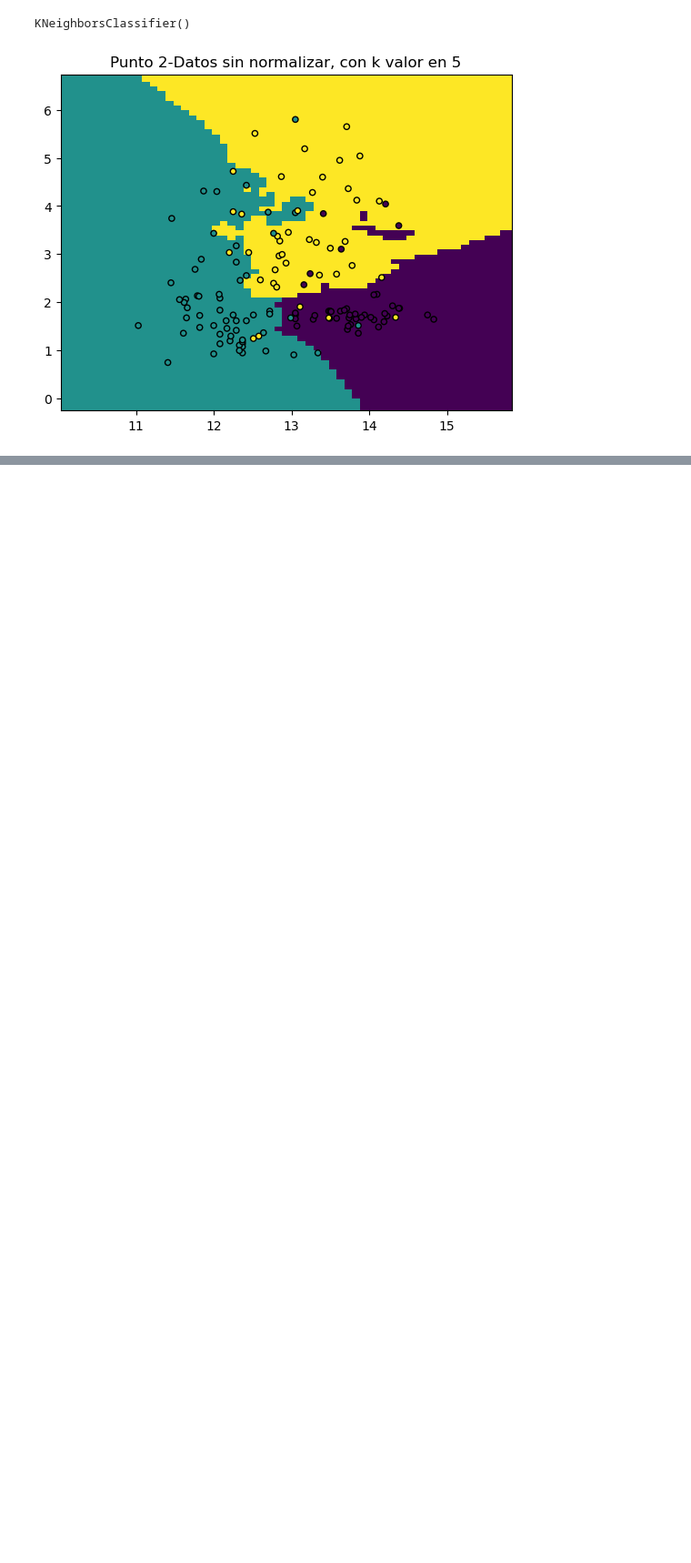
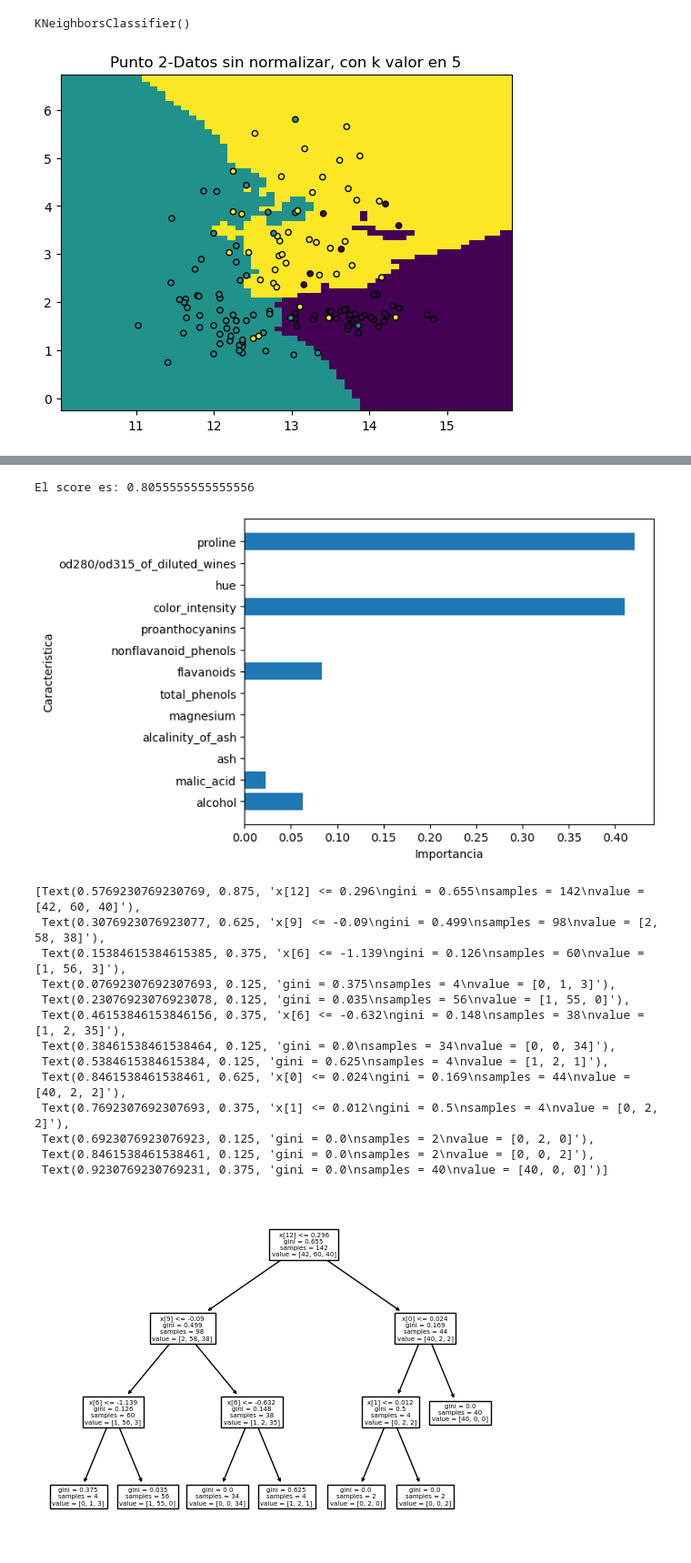
Before and after one commit to DanteBelNan/TP_Final-Machine-Learning, a Jupyter notebook: Tp_final.ipynb, the cells around one changed output, grey strips where cells are left out. Shown at 91% size. Cells and saved outputs as stored; diff of their text form; code cells hidden in the pictures; blank space fills up the shorter version.

Commit message:
Punto 3 finalizado
Punto 3 finalizado tanto con normalizar como sin normalizar los datasets

```diff
--- a/Tp_final.ipynb
+++ b/Tp_final.ipynb
@@ -128,0 +131,42 @@ ModuleNotFoundError: No module named 'graphviz'
+# %%
+#DATOS NORMALIZADOS
+#Importamos las librerias necesarias para utilizar arbol de decisión
+from sklearn.tree import DecisionTreeClassifier
+from sklearn.tree import export_graphviz
+
+from sklearn.tree import plot_tree
+
+#Creamos la variable, definiendo su maxima depth, y fiteamos los datos
+arbol=DecisionTreeClassifier(max_depth=3)
+arbol.fit(xTrainNorm, yTrainNorm)
+#Este score no se ve, pero esta para mostrar la puntuación.
+print("El score es: " + str(arbol.score(xTestNorm, yTestNorm)) )
+
+
+
+#Luego, lo mostramos tambien como un cuadro
+caracteristica=wine.data.shape[1]
+plt.barh(range(caracteristica),arbol.feature_importances_)
+plt.yticks(np.arange(caracteristica),wine.feature_names)
+plt.xlabel('Importancia')
+plt.ylabel('Caracteristica')
+plt.show()
+
+plot_tree(arbol)
+# %% [output]
+El score es: 0.8055555555555556
+[figure, added]
+[Text(0.5769230769230769, 0.875, 'x[12] <= 0.296\ngini = 0.655\nsamples = 142\nvalue = [42, 60, 40]'),
+ Text(0.3076923076923077, 0.625, 'x[9] <= -0.09\ngini = 0.499\nsamples = 98\nvalue = [2, 58, 38]'),
+ Text(0.15384615384615385, 0.375, 'x[6] <= -1.139\ngini = 0.126\nsamples = 60\nvalue = [1, 56, 3]'),
+ Text(0.07692307692307693, 0.125, 'gini = 0.375\nsamples = 4\nvalue = [0, 1, 3]'),
+ Text(0.23076923076923078, 0.125, 'gini = 0.035\nsamples = 56\nvalue = [1, 55, 0]'),
+ Text(0.46153846153846156, 0.375, 'x[6] <= -0.632\ngini = 0.148\nsamples = 38\nvalue = [1, 2, 35]'),
+ Text(0.38461538461538464, 0.125, 'gini = 0.0\nsamples = 34\nvalue = [0, 0, 34]'),
+ Text(0.5384615384615384, 0.125, 'gini = 0.625\nsamples = 4\nvalue = [1, 2, 1]'),
+ Text(0.8461538461538461, 0.625, 'x[0] <= 0.024\ngini = 0.169\nsamples = 44\nvalue = [40, 2, 2]'),
+ Text(0.7692307692307693, 0.375, 'x[1] <= 0.012\ngini = 0.5\nsamples = 4\nvalue = [0, 2, 2]'),
+ Text(0.6923076923076923, 0.125, 'gini = 0.0\nsamples = 2\nvalue = [0, 2, 0]'),
+ Text(0.8461538461538461, 0.125, 'gini = 0.0\nsamples = 2\nvalue = [0, 0, 2]'),
+ Text(0.9230769230769231, 0.375, 'gini = 0.0\nsamples = 40\nvalue = [40, 0, 0]')]
+[figure, added]
```
Also changed, not shown: parts of 7 cells of this notebook, 1 other file.
